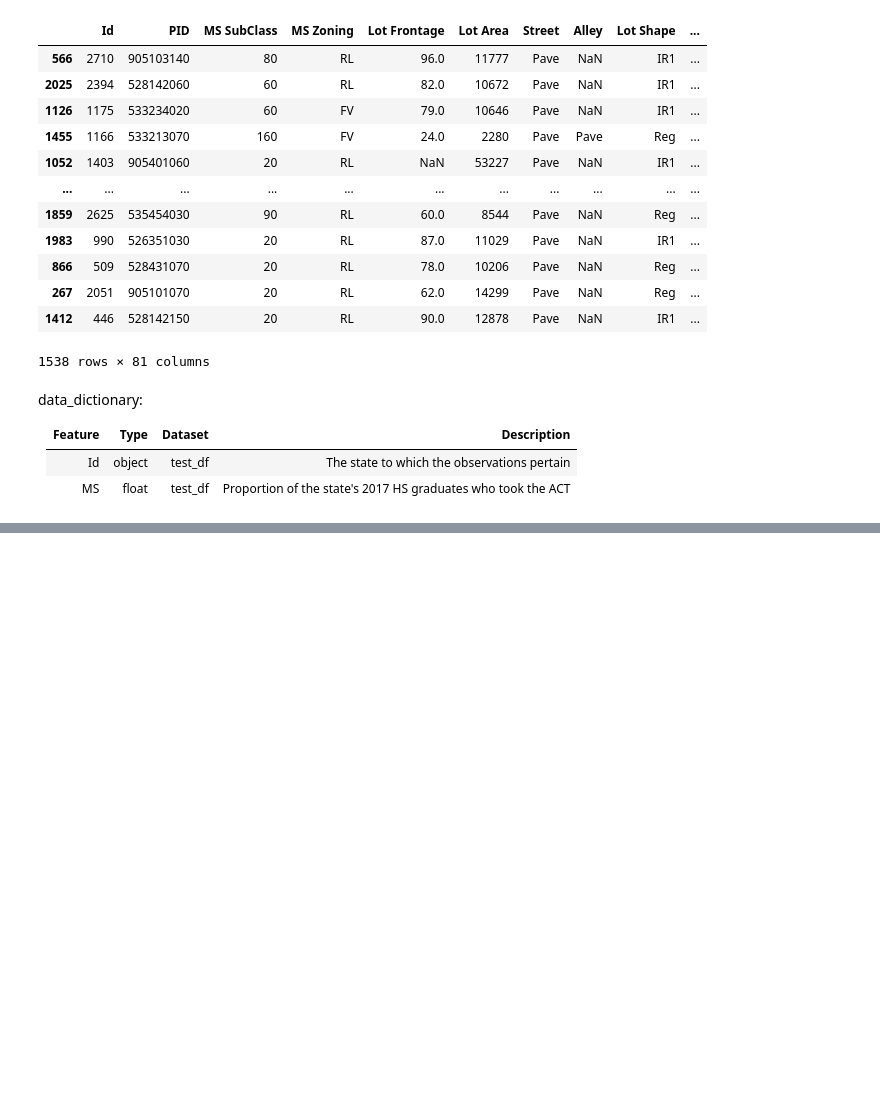
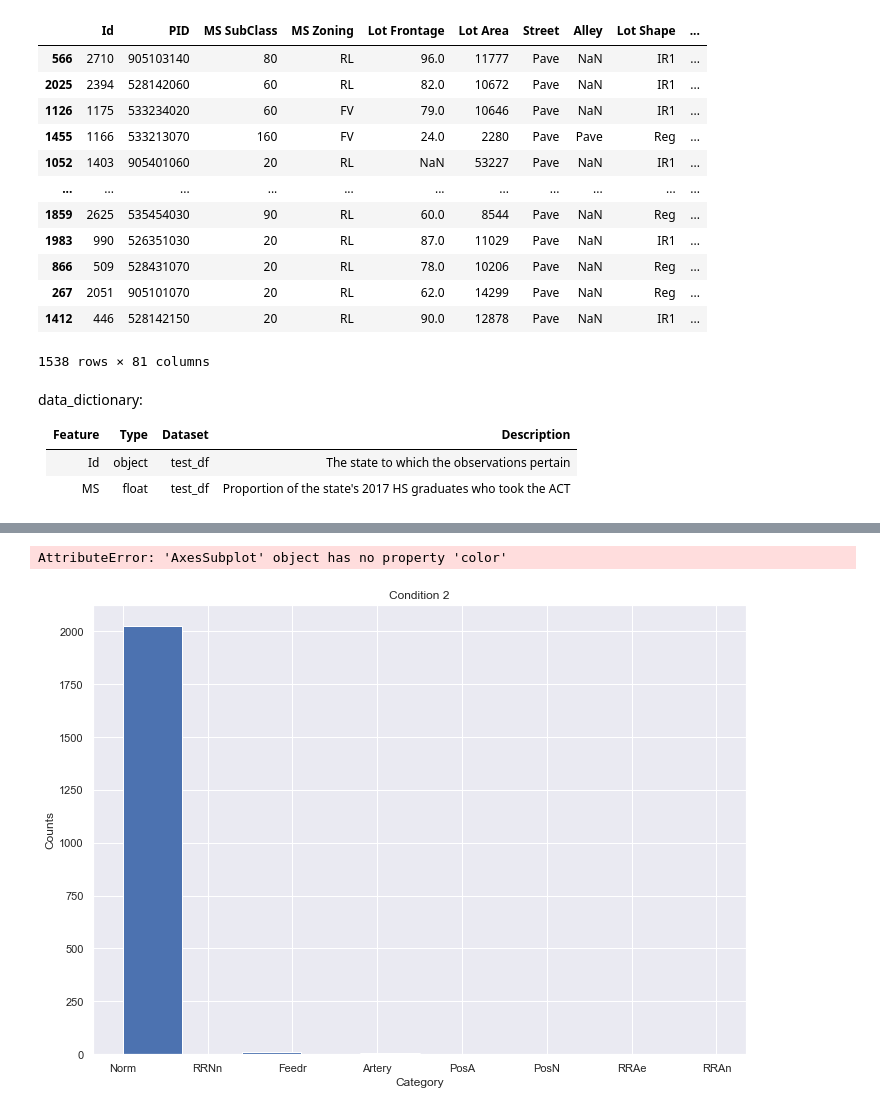
Before and after one commit to wcmohr/AmesHousing, a Jupyter notebook: notebooks/AMES_EDA.ipynb, the cells around one changed output, grey strips where cells are left out. Drawn from its saved outputs; the diff is of its cells as text; code cells hidden in the pictures; blank space fills up the shorter version.

```diff
--- a/notebooks/AMES_EDA.ipynb
+++ b/notebooks/AMES_EDA.ipynb
@@ -468,0 +486,4 @@ data_dictionary:
+# %%
+houses = pd.read_csv('../datasets/train.csv')
+houses_test = pd.read_csv('../datasets/test.csv')
+pd.set_option('display.max_columns', None)
@@ -468,0 +780,9 @@ data_dictionary:
+# %%
+houses_imp.groupby('condition_2').mean()['saleprice']
+
+houses_imp['condition_2'].hist().set(title='Condition 2', xlabel='Category', \
+                                     ylabel = 'Counts', color = 'lightblue')
+houses_imp['condition_2'].value_counts()
+# %% [output]
+AttributeError: 'AxesSubplot' object has no property 'color'
+[figure, added]
```
Also changed, not shown: parts of 63 cells of this notebook, 5 other files.
